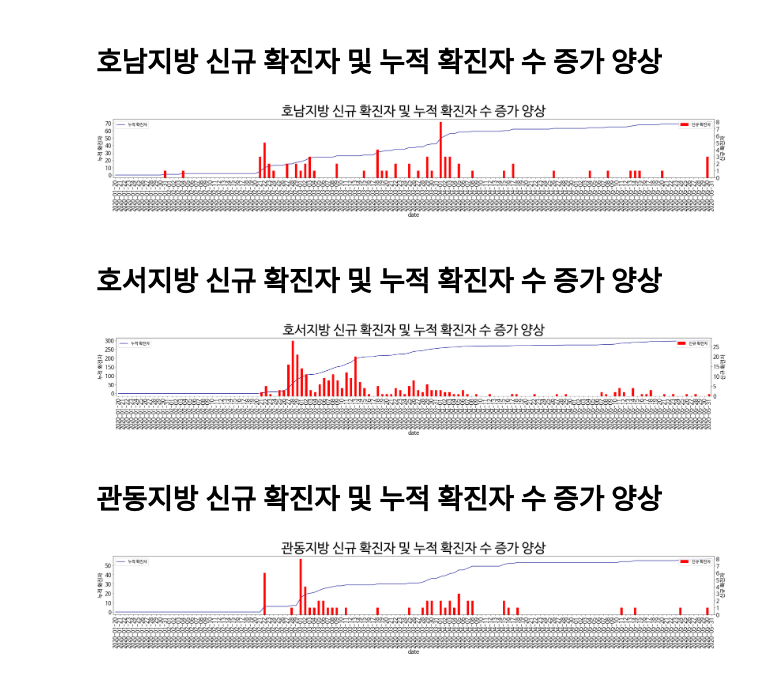
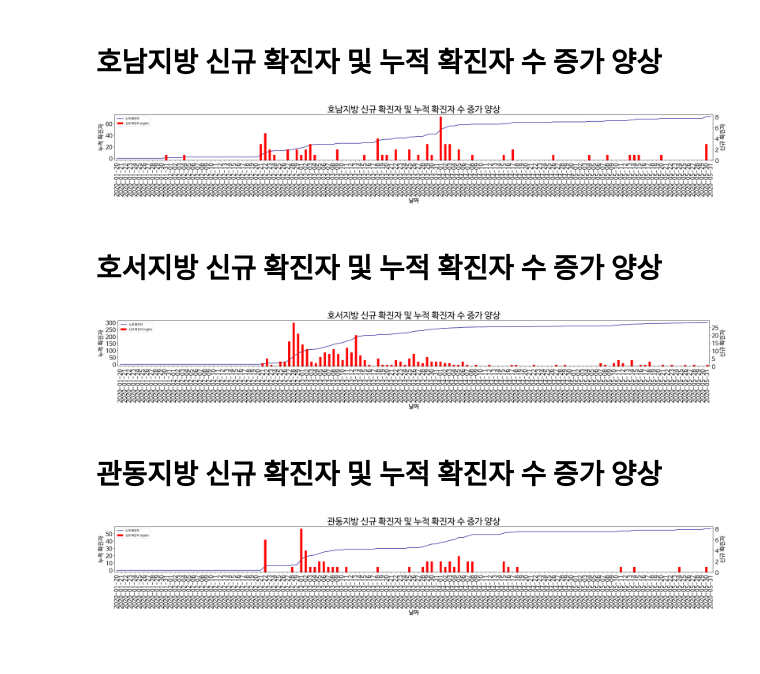
Before and after one commit to Shinest-changwon/OMG_coroan19_data_analysis, a Jupyter notebook: confirmed_province.ipynb, the cells around one changed output. Saved outputs shown, nothing was run; the diff lists cells and outputs as text; code cells hidden in the pictures; blank space fills up the shorter version.

```diff
--- a/confirmed_province.ipynb
+++ b/confirmed_province.ipynb
@@ -62,7 +73,7 @@ array(['overseas inflow', 'contact with patient', 'Seongdong-gu APT',
 # %% [markdown]
 # 지역별 확진자 수 증가 양상
 # %%
-timeProvince = pd.read_csv('./drive/My Drive/Colab Notebooks/dress_up/corona_visualization/TimeProvince.csv')
+timeProvince = pd.read_csv('./drive/My Drive/Colab Notebooks/Warmingup_Project/corona_visualization/TimeProvince.csv')
 timeProvince
 # %% [output]
 |  | date | time | province | confirmed | released | deceased |
@@ -282,49 +297,46 @@ plt.show()
 # %%
 # 호남지방 신규 확진자 및 누적 확진자 수 증가 양상 피벗 테이블 시각화
 
-ax = confirmed.plot(kind='line', y='honam', color='DarkBlue', fontsize=20)
-ax2 = confirmed.plot(kind='bar', y='honam_new', secondary_y=True, color='Red', ax=ax, fontsize=20)
+ax = confirmed.plot(kind='line', y='honam', color='DarkBlue',figsize=(30,5), rot=90, fontsize=20, label='누적 확진자')
+ax2 = confirmed.plot(kind='bar', y='honam_new', secondary_y=True, color='Red', ax=ax, fontsize=20, label='신규 확진자')
 # plt.legend(loc=2)
-ax.legend(['누적 확진자'], fontsize=15) # 누적 확진자 범례가 출력되지 않는 문제 해결 필요!!!!!!
-ax2.legend(['신규 확진자'], fontsize=15)
-plt.title('호남지방 신규 확진자 및 누적 확진자 수 증가 양상', fontsize=50)
+ax.set_xlabel('날짜', fontsize=20)
 ax.set_ylabel('누적 확진자', fontsize=20)
 ax2.set_ylabel('신규 확진자', fontsize=20)
-ax.set_xlabel('date', fontsize=20)
+plt.title('호남지방 신규 확진자 및 누적 확진자 수 증가 양상', fontsize=30)
+plt.tight_layout()
 plt.show()
 # %% [output]
-[figure, old version]
+[figure, new version]
 # %% [markdown]
 # 호서지방 신규 확진자 및 누적 확진자 수 증가 양상
 # %%
 # 호서지방 신규 확진자 및 누적 확진자 수 증가 양상 피벗 테이블 시각화
 
-ax = confirmed.plot(kind='line', y='hosae', color='DarkBlue', fontsize=20)
-ax2 = confirmed.plot(kind='bar', y='hosae_new', secondary_y=True, color='Red', ax=ax, fontsize=20)
+ax = confirmed.plot(kind='line', y='hosae', color='DarkBlue',figsize=(30,5), rot=90, fontsize=20, label='누적 확진자')
+ax2 = confirmed.plot(kind='bar', y='hosae_new', secondary_y=True, color='Red', ax=ax, fontsize=20, label='신규 확진자')
 # plt.legend(loc=2)
-ax.legend(['누적 확진자'], fontsize=15) # 누적 확진자 범례가 출력되지 않는 문제 해결 필요!!!!!!
-ax2.legend(['신규 확진자'], fontsize=15)
-plt.title('호서지방 신규 확진자 및 누적 확진자 수 증가 양상', fontsize=50)
+ax.set_xlabel('날짜', fontsize=20)
 ax.set_ylabel('누적 확진자', fontsize=20)
 ax2.set_ylabel('신규 확진자', fontsize=20)
-ax.set_xlabel('date', fontsize=20)
+plt.title('호서지방 신규 확진자 및 누적 확진자 수 증가 양상', fontsize=30)
+plt.tight_layout()
 plt.show()
 # %% [output]
-[figure, old version]
+[figure, new version]
 # %% [markdown]
 # 관동지방 신규 확진자 및 누적 확진자 수 증가 양상
 # %%
 # 관동지방 신규 확진자 및 누적 확진자 수 증가 양상 피벗 테이블 시각화
 
-ax = confirmed.plot(kind='line', y='gandong', color='DarkBlue', fontsize=20)
-ax2 = confirmed.plot(kind='bar', y='gandong_new', secondary_y=True, color='Red', ax=ax, fontsize=20)
+ax = confirmed.plot(kind='line', y='gandong', color='DarkBlue',figsize=(30,5), rot=90, fontsize=20, label='누적 확진자')
+ax2 = confirmed.plot(kind='bar', y='gandong_new', secondary_y=True, color='Red', ax=ax, fontsize=20, label='신규 확진자')
 # plt.legend(loc=2)
-ax.legend(['누적 확진자'], fontsize=15) # 누적 확진자 범례가 출력되지 않는 문제 해결 필요!!!!!!
-ax2.legend(['신규 확진자'], fontsize=15)
-plt.title('관동지방 신규 확진자 및 누적 확진자 수 증가 양상', fontsize=50)
+ax.set_xlabel('날짜', fontsize=20)
 ax.set_ylabel('누적 확진자', fontsize=20)
 ax2.set_ylabel('신규 확진자', fontsize=20)
-ax.set_xlabel('date', fontsize=20)
+plt.title('관동지방 신규 확진자 및 누적 확진자 수 증가 양상', fontsize=30)
+plt.tight_layout()
 plt.show()
 # %% [output]
-[figure, old version]
+[figure, new version]
```
Also changed, not shown: parts of 8 cells of this notebook, 1 other file.
